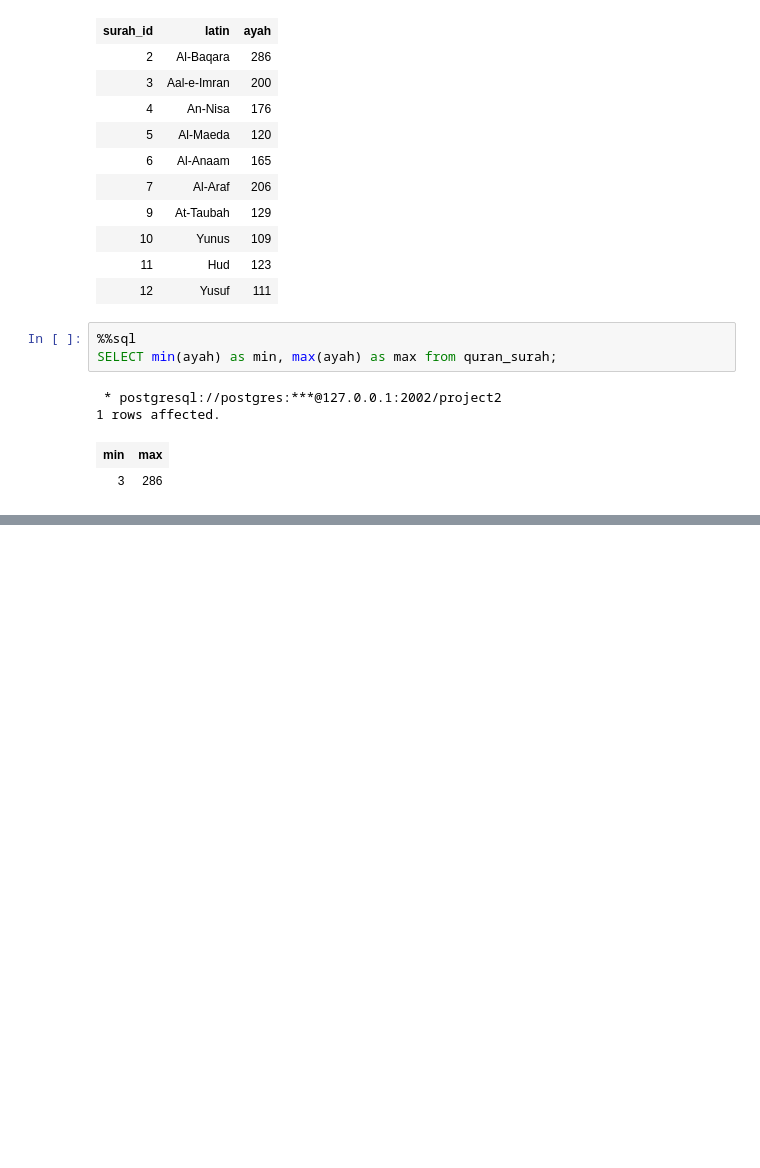
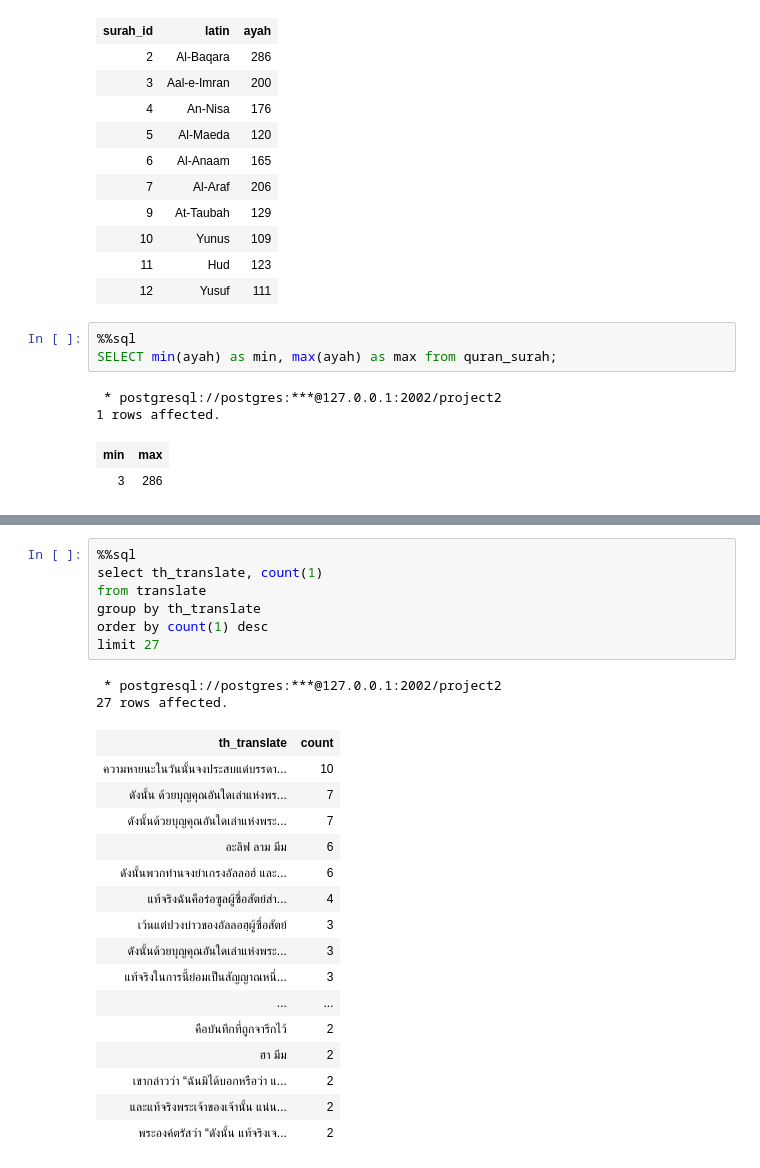
Before and after one commit to samrongboy/Quran-Database-and-Data-Warehouse_-naseem-aidil-rohman, a Jupyter notebook: project.ipynb, the cells around one changed output, grey strips where cells are left out. Cells and saved outputs as stored; diff of their text form; blank space fills up the shorter version.

```diff
--- a/project.ipynb
+++ b/project.ipynb
@@ -156,0 +214,26 @@ SELECT min(ayah) as min, max(ayah) as max from quran_surah;
+# %%
+%%sql
+select th_translate, count(1)
+from translate
+group by th_translate
+order by count(1) desc
+limit 27
+# %% [output]
+ * postgresql://postgres:***@127.0.0.1:2002/project2
+27 rows affected.
+| th_translate | count |
+| ความหายนะในวันนั้นจงประสบแด่บรรดา... | 10 |
+| ดังนั้น ด้วยบุญคุณอันใดเล่าแห่งพร... | 7 |
+| ดังนั้นด้วยบุญคุณอันใดเล่าแห่งพระ... | 7 |
+| อะลิฟ ลาม มีม | 6 |
+| ดังนั้นพวกท่านจงยำเกรงอัลลอฮ์ และ... | 6 |
+| แท้จริงฉันคือร่อซูลผู้ซื่อสัตย์สำ... | 4 |
+| เว้นแต่ปวงบ่าวของอัลลอฮฺผู้ซื่อสัตย์ | 3 |
+| ดังนั้นด้วยบุญคุณอันใดเล่าแห่งพระ... | 3 |
+| แท้จริงในการนี้ย่อมเป็นสัญญาณหนึ่... | 3 |
+| ... | ... |
+| คือบันทึกที่ถูกจารึกไว้ | 2 |
+| ฮา มีม | 2 |
+| เขากล่าวว่า “ฉันมิได้บอกหรือว่า แ... | 2 |
+| และแท้จริงพระเจ้าของเจ้านั้น แน่น... | 2 |
+| พระองค์ตรัสว่า “ดังนั้น แท้จริงเจ... | 2 |
```
Also changed, not shown: parts of 7 cells of this notebook.
